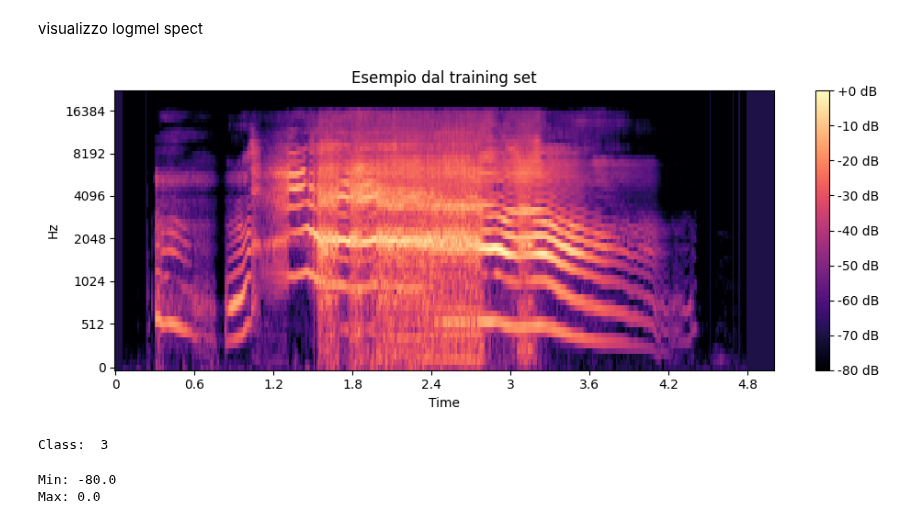
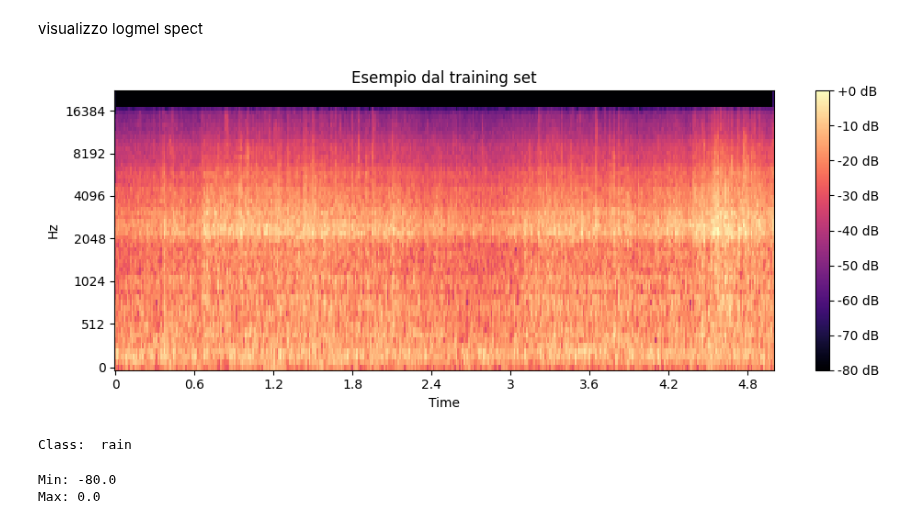
Before and after one commit to unipd-human-data/env-soundnet, a Jupyter notebook: Preprocessing.ipynb, the cells around one changed output. Drawn from its saved outputs; the diff is of its cells as text; code cells hidden in the pictures.

```diff
--- a/Preprocessing.ipynb
+++ b/Preprocessing.ipynb
@@ -147,7 +151,7 @@ Eviti disallineamenti introdotti da librosa.effects.trim
 Se usi segmenti (chunk) fissi via timesteps=50,
 → i segmenti devono sempre partire dallo stesso punto temporale.
 # %%
-def load_audio_file(file_path, sr=44100, duration=5.0, top_db = 30):
+def load_audio_file(file_path, sr=SAMPLE_RATE, duration=5.0, top_db = 30):
     y, sr = librosa.load(file_path, sr=sr, duration=duration)
     #y, _ = librosa.effects.trim(y, top_db=top_db)           # elimina silence iniziale e finale
     y = librosa.util.normalize(y)           # normalizzazione RMS
@@ -285,7 +303,7 @@ Audio più lungo: 220500 samples (5.00 s)
 
 - il risultato più intenso avrà valore 0 dB. -80 invece significa “tutto ciò che è almeno 10⁸ volte più debole del valore massimo, consideralo praticamente silenzio”. La scala è negativa perchè stai calcolando il logaritmo del rapporto tra ogni valore del Mel-spect e il valore massimo di quel mel-spect
 # %%
-def preprocess_audio(y, sr=44100, n_mels=64, n_fft=1024, hop_length=512):
+def preprocess_audio(y, sr=SAMPLE_RATE, n_mels=N_MELS, n_fft=N_FFT, hop_length=HOP_LENGTH):
   #Calcolare Mel-spectrogram
   y_mel = librosa.feature.melspectrogram(y=y, sr=sr, n_fft=n_fft, hop_length=hop_length, n_mels=n_mels)
   #Convertire in Log
@@ -302,15 +324,21 @@ def clip_silent_frames(mel, threshold_db=-70.0):
 # %%
-def batch_logmel(X, sr=44100):
+def batch_logmel(X, sr=SAMPLE_RATE):
     mel_list = []
     for x in tqdm(X, desc="Log-Mel"):
         mel = preprocess_audio(x, sr=sr)
-        mel = clip_silent_frames(mel)
+        # mel = clip_silent_frames(mel)
         mel_list.append(mel)
     return mel_list
 # %%
+"""
 X_train_mel = batch_logmel(X_train_aug)
 X_val_mel = batch_logmel(X_val)
 X_test_mel = batch_logmel(X_test)
+"""
+
+X_train_mel = batch_logmel(X_train)
+X_val_mel = batch_logmel(X_val)
+X_test_mel = batch_logmel(X_test)
 # %%
 print("Train set:", len(X_train_mel))
 print("Val set:", len(X_val_mel))
@@ -327,18 +355,19 @@ visualizzo logmel spect
 # %%
 def show_mel(mel, title="Log-Mel Spectrogram"):
     plt.figure(figsize=(10, 4))
-    librosa.display.specshow(mel, sr=SAMPLE_RATE, hop_length=512, x_axis='time', y_axis='mel')
+    librosa.display.specshow(mel, sr=SAMPLE_RATE, hop_length=HOP_LENGTH, x_axis='time', y_axis='mel')
     plt.colorbar(format='%+2.0f dB')
     plt.title(title)
     plt.tight_layout()
     plt.show()
 
 # Visualizza un esempio a caso dal training set
-show_mel(X_train_mel[0], title="Esempio dal training set")
-print("Class: ", y_train_aug[0])
+sample_idx = 32
+show_mel(X_train_mel[sample_idx], title="Esempio dal training set")
+print("Class: ", ESCLabels(y_train[sample_idx]).name)
 # %% [output]
-[figure, old version]
+[figure, new version]
-Class:  3
+Class:  rain
 # %%
 all_vals = np.concatenate([mel.flatten() for mel in X_train_mel])
 print("Min:", np.min(all_vals))
```
Also changed, not shown: parts of 41 cells of this notebook.
